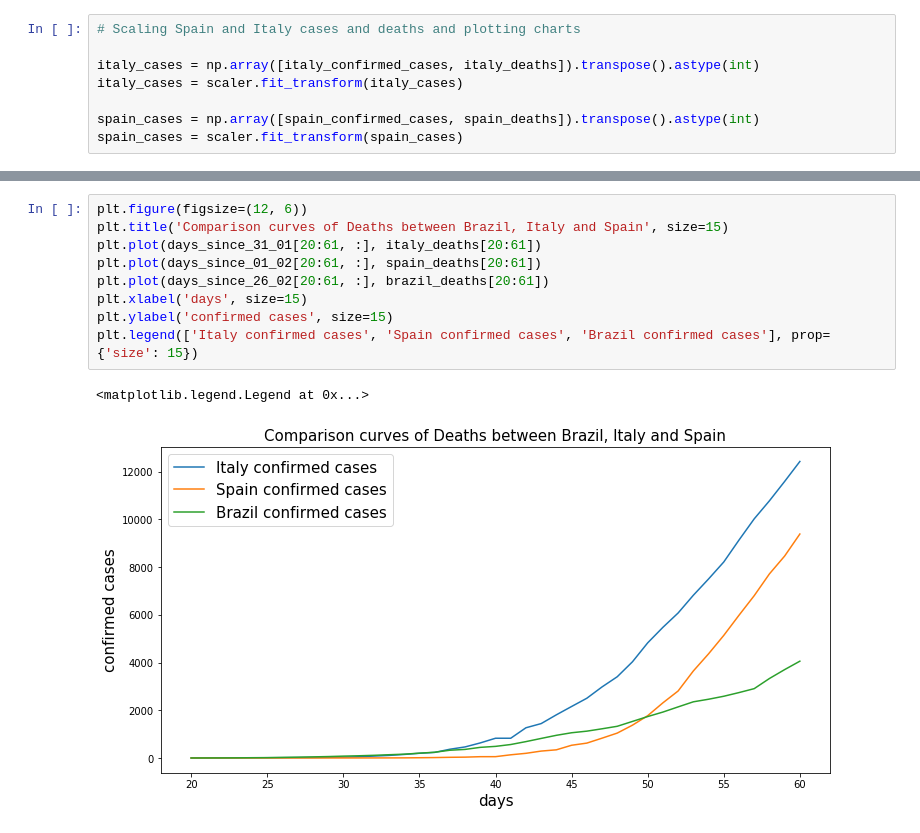
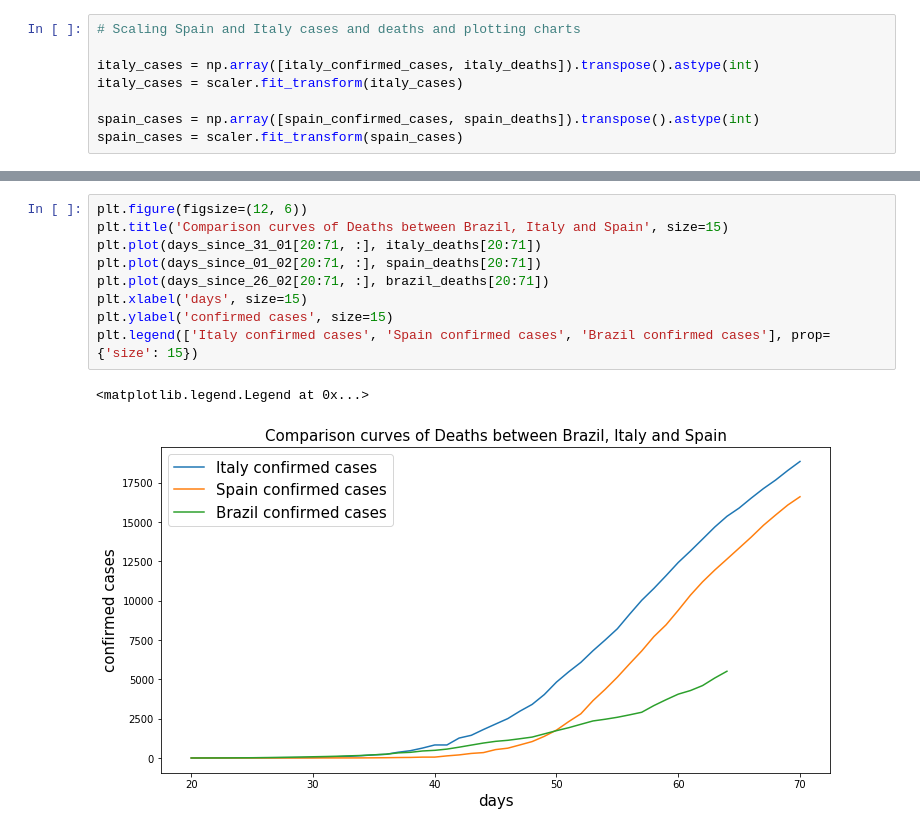
Before and after one commit to rafaelpolonio92/coronavirus-analysis, a Jupyter notebook: Coronavirus.ipynb, the cells around one changed output, grey strips where cells are left out. Drawn from its saved outputs; the diff is of its cells as text.

```diff
--- a/Coronavirus.ipynb
+++ b/Coronavirus.ipynb
@@ -311,12 +311,12 @@ plt.legend(['Italy confirmed cases', 'Spain confirmed cases', 'Brazil confirmed
 # %%
 plt.figure(figsize=(12, 6))
 plt.title('Comparison curves of Deaths between Brazil, Italy and Spain', size=15)
-plt.plot(days_since_31_01[20:61, :], italy_deaths[20:61])
-plt.plot(days_since_01_02[20:61, :], spain_deaths[20:61])
-plt.plot(days_since_26_02[20:61, :], brazil_deaths[20:61])
+plt.plot(days_since_31_01[20:71, :], italy_deaths[20:71])
+plt.plot(days_since_01_02[20:71, :], spain_deaths[20:71])
+plt.plot(days_since_26_02[20:71, :], brazil_deaths[20:71])
 plt.xlabel('days', size=15)
 plt.ylabel('confirmed cases', size=15)
 plt.legend(['Italy confirmed cases', 'Spain confirmed cases', 'Brazil confirmed cases'], prop={'size': 15})
 # %% [output]
 <matplotlib.legend.Legend at 0x...>
-[figure, old version]
+[figure, new version]
```
Also changed, not shown: parts of 12 cells of this notebook.
